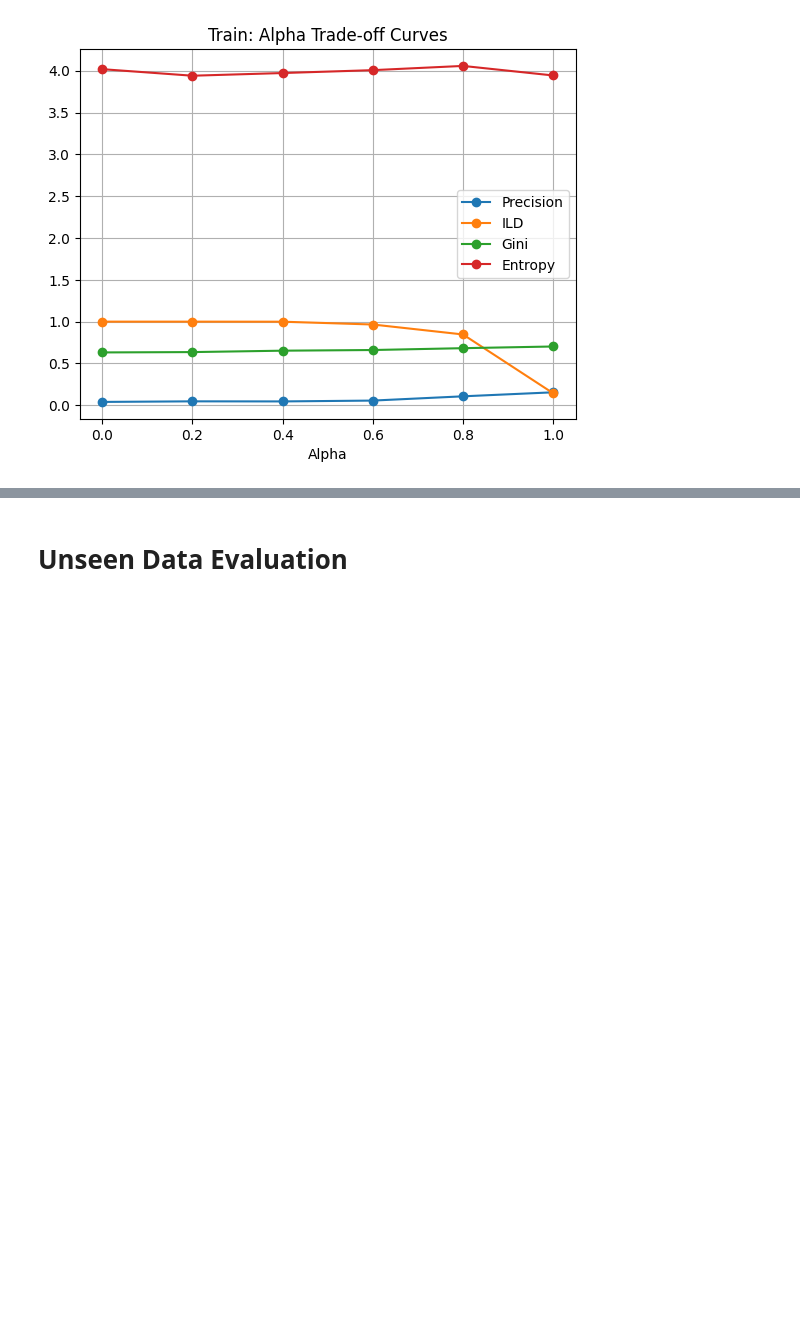
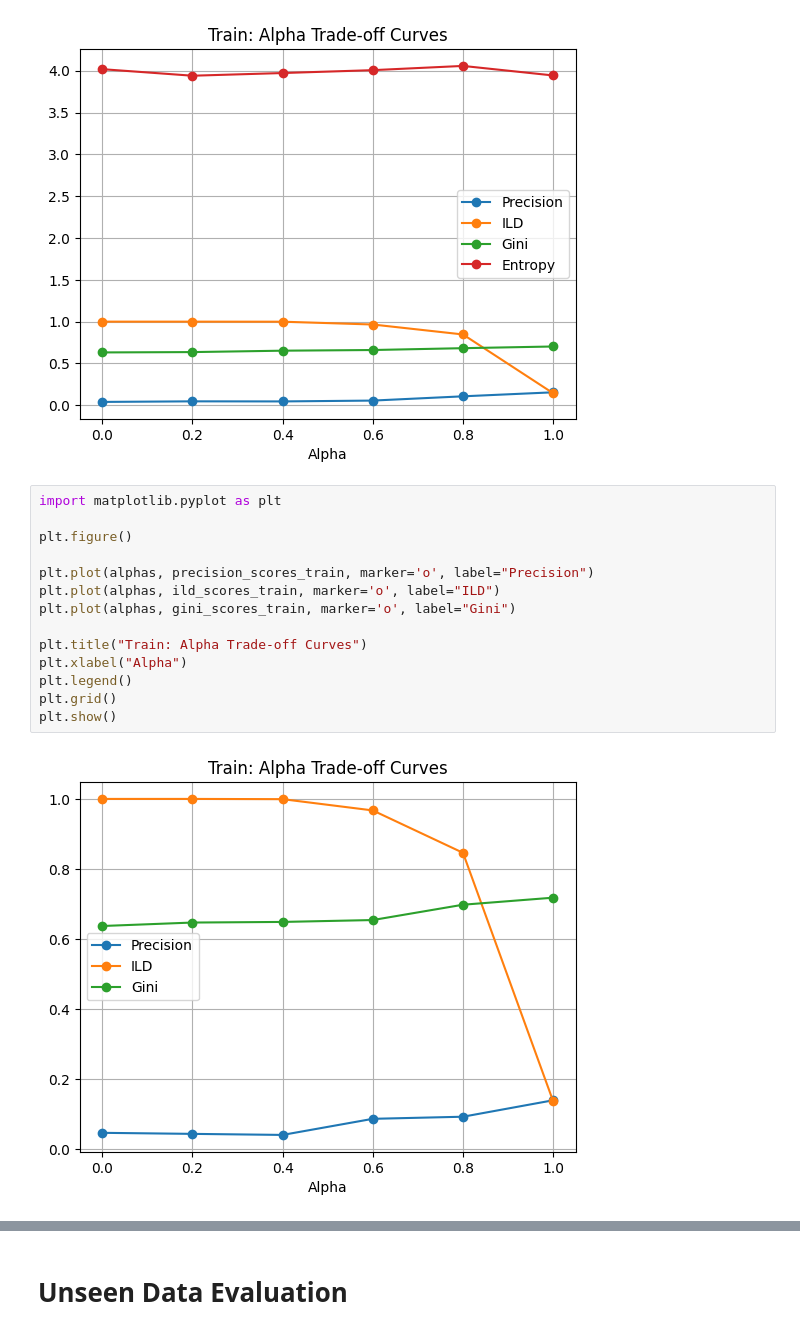
Before and after one commit to neeyatlotlikar/me_fy_project, a Jupyter notebook: ADF_ReRanking_MIND.ipynb, the cells around one changed output, grey strips where cells are left out. Cells and saved outputs as stored; diff of their text form; blank space fills up the shorter version.

```diff
--- a/ADF_ReRanking_MIND.ipynb
+++ b/ADF_ReRanking_MIND.ipynb
@@ -1486,3 +2024,19 @@ plt.grid()
 plt.show()
 # %% [output]
 [figure]
+# %%
+import matplotlib.pyplot as plt
+
+plt.figure()
+
+plt.plot(alphas, precision_scores_train, marker='o', label="Precision")
+plt.plot(alphas, ild_scores_train, marker='o', label="ILD")
+plt.plot(alphas, gini_scores_train, marker='o', label="Gini")
+
+plt.title("Train: Alpha Trade-off Curves")
+plt.xlabel("Alpha")
+plt.legend()
+plt.grid()
+plt.show()
+# %% [output]
+[figure, added]
```
Also changed, not shown: parts of 44 cells of this notebook.
